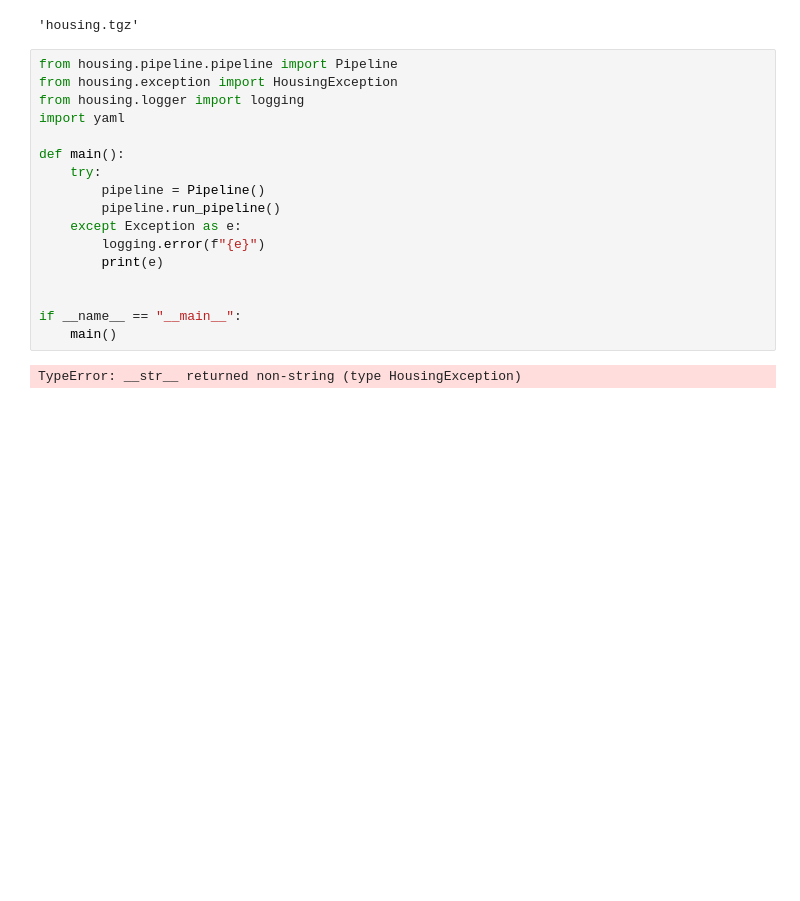
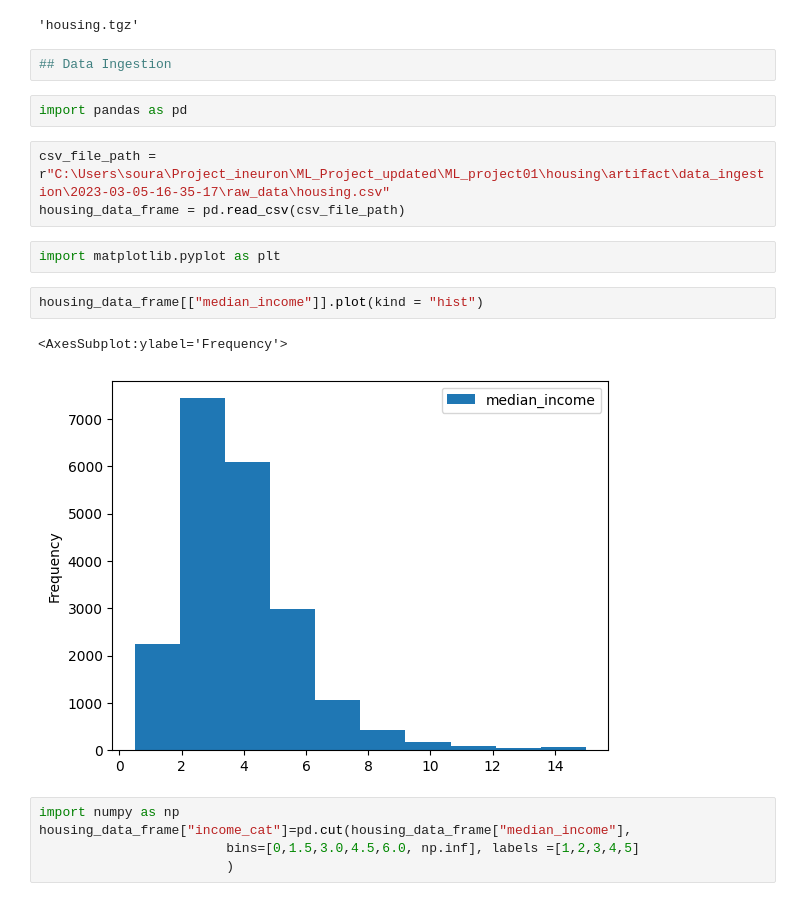
Before and after one commit to Paulsourav97/ML_project01, a Jupyter notebook: notebook/example2.ipynb, the cells around one changed output. Drawn from its saved outputs; the diff is of its cells as text; blank space fills up the shorter version.

```diff
--- a/notebook/example2.ipynb
+++ b/notebook/example2.ipynb
@@ -10,22 +10,22 @@ import os
 os.path.basename(url)
 # %% [output]
 'housing.tgz'
-# %%
-from housing.pipeline.pipeline import Pipeline
-from housing.exception import HousingException
-from housing.logger import logging
-import yaml
-
-def main():
-    try:
-        pipeline = Pipeline()
-        pipeline.run_pipeline()
-    except Exception as e:
-        logging.error(f"{e}")
-        print(e)
-
-
-if __name__ == "__main__":
-    main()
-# %% [output]
-TypeError: __str__ returned non-string (type HousingException)
+# %%
+## Data Ingestion
+# %%
+import pandas as pd
+# %%
+csv_file_path = r"C:\Users\soura\Project_ineuron\ML_Project_updated\ML_project01\housing\artifact\data_ingestion\2023-03-05-16-35-17\raw_data\housing.csv"
+housing_data_frame = pd.read_csv(csv_file_path)
+# %%
+import matplotlib.pyplot as plt
+# %%
+housing_data_frame[["median_income"]].plot(kind = "hist")
+# %% [output]
+<AxesSubplot:ylabel='Frequency'>
+[figure, added]
+# %%
+import numpy as np
+housing_data_frame["income_cat"]=pd.cut(housing_data_frame["median_income"],
+                        bins=[0,1.5,3.0,4.5,6.0, np.inf], labels =[1,2,3,4,5]
+                        )
```
Also changed, not shown: parts of 18 cells of this notebook, 4 other files.
